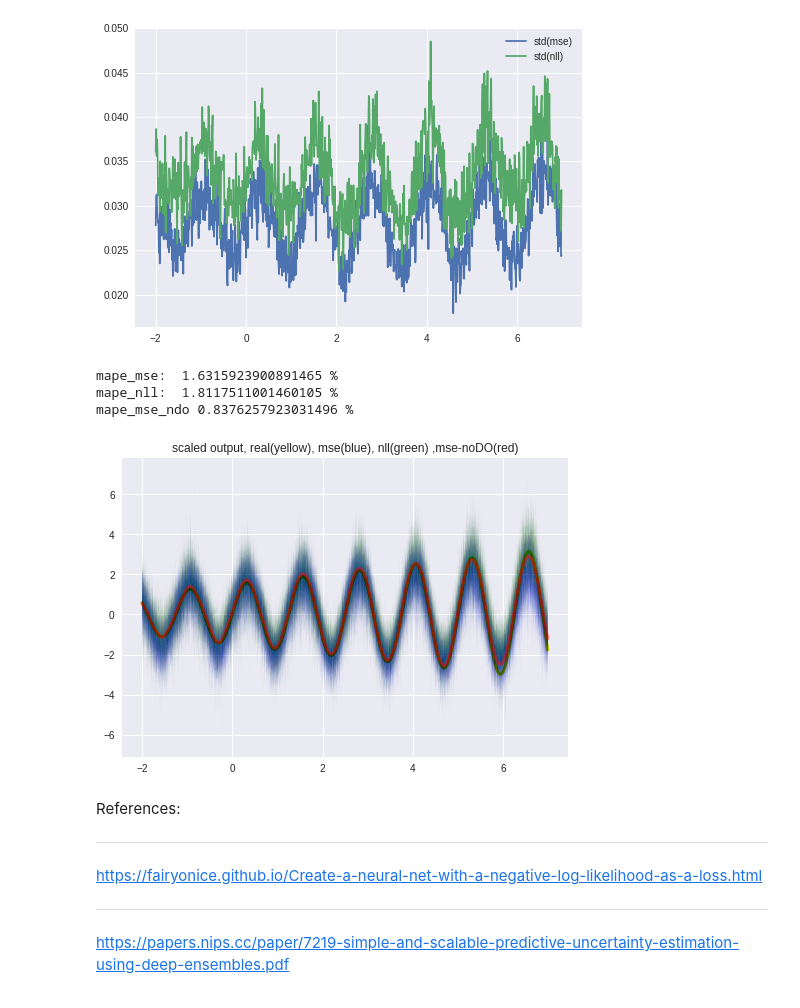
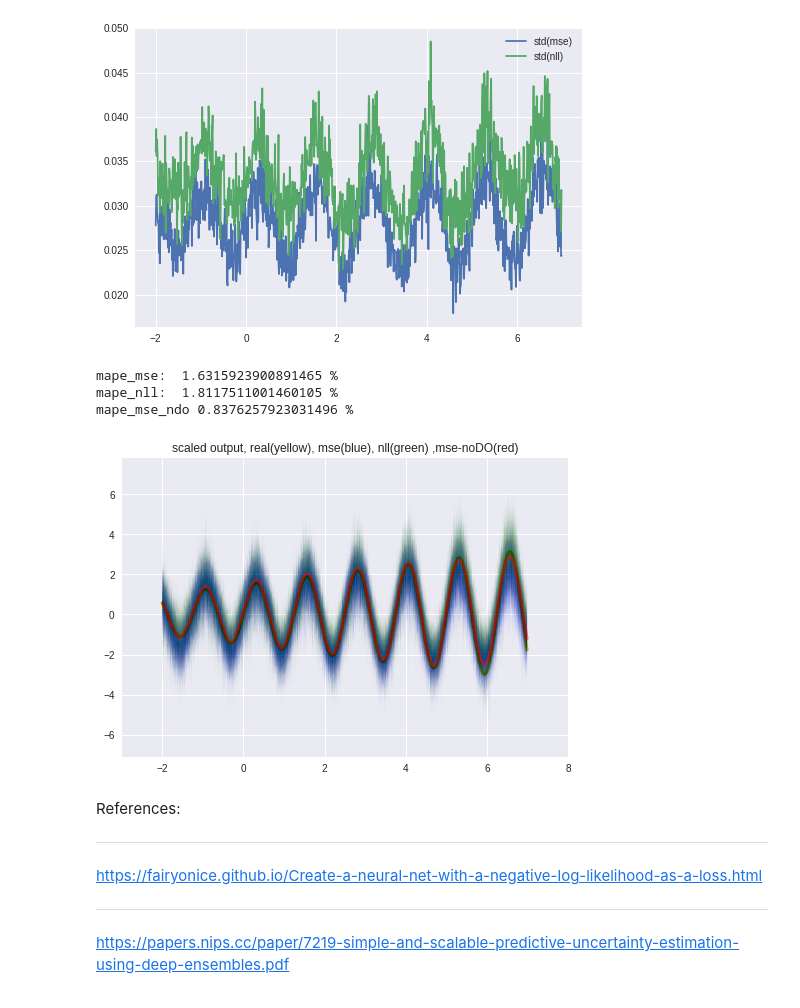
Before and after one commit to dragonheat123/nll_tryout, a Jupyter notebook: NLLexample.ipynb, the cells around one changed output. Saved outputs shown, nothing was run; the diff lists cells and outputs as text; code cells hidden in the pictures.

```diff
--- a/NLLexample.ipynb
+++ b/NLLexample.ipynb
@@ -231,28 +231,29 @@ plt.legend(['std(mse)','std(nll)'])
 # %%
 plt.figure(6)
 plt.plot(realx,y_test*(ymax-ymin)+ymin,color='y',linewidth=3)
 for i in range(0,100):
   plt.plot(realx,mat[i]*(ymax-ymin)+ymin,color='b',alpha=0.05,linewidth=0.1)
   plt.plot(realx,mat2[i]*(ymax-ymin)+ymin,color='g',alpha=0.05,linewidth=0.1)
 plt.plot(realx,a3*(ymax-ymin)+ymin,color='r',alpha=0.5,linewidth=3)
 plt.title("scaled output, real(yellow), mse(blue), nll(green) ,mse-noDO(red)")
+plt.xlim([-3,8])
 
 mape_mse = np.mean(np.abs((y_test - a.reshape(len(a),1))/ y_test))
 mape_nll = np.mean(np.abs((y_test - a2.reshape(len(a2),1))/ y_test))
 mape_mse_ndo = np.mean(np.abs((y_test - a3.reshape(len(a3),1))/ y_test))
 
 print("mape_mse: ",mape_mse*100,"%")
 print("mape_nll: ",mape_nll*100,"%")
 print("mape_mse_ndo",mape_mse_ndo*100,"%")
 
 
-## seems like the model is not able to capture the true uncertainty distribution??
+## seems like the model is not able to capture the true uncertainty distribution but is able to interpolate and predict quite well??
 ## even the parts (2-3) with no data, it is predicting with high certainty???
 # %% [output]
 mape_mse:  1.6315923900891465 %
 mape_nll:  1.8117511001460105 %
 mape_mse_ndo 0.8376257923031496 %
-[figure, old version]
+[figure, new version]
 # %% [markdown]
 References:
 
```
